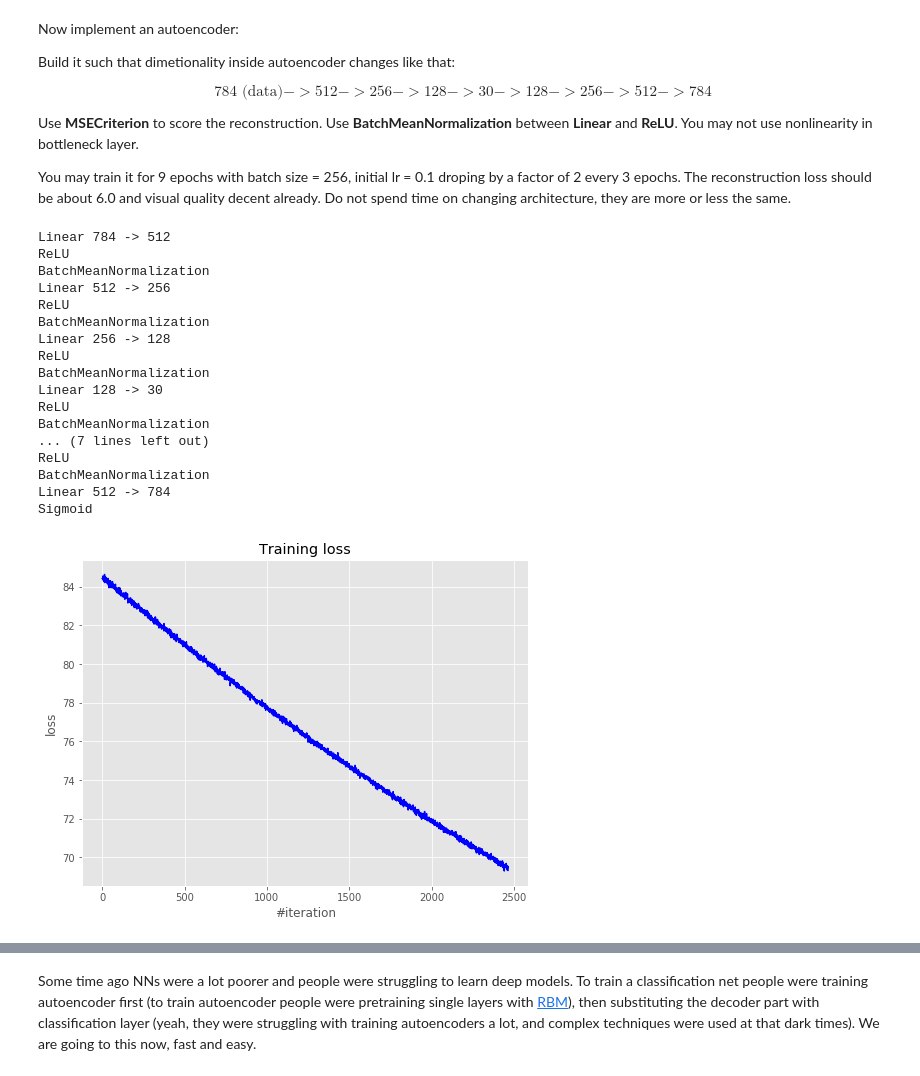
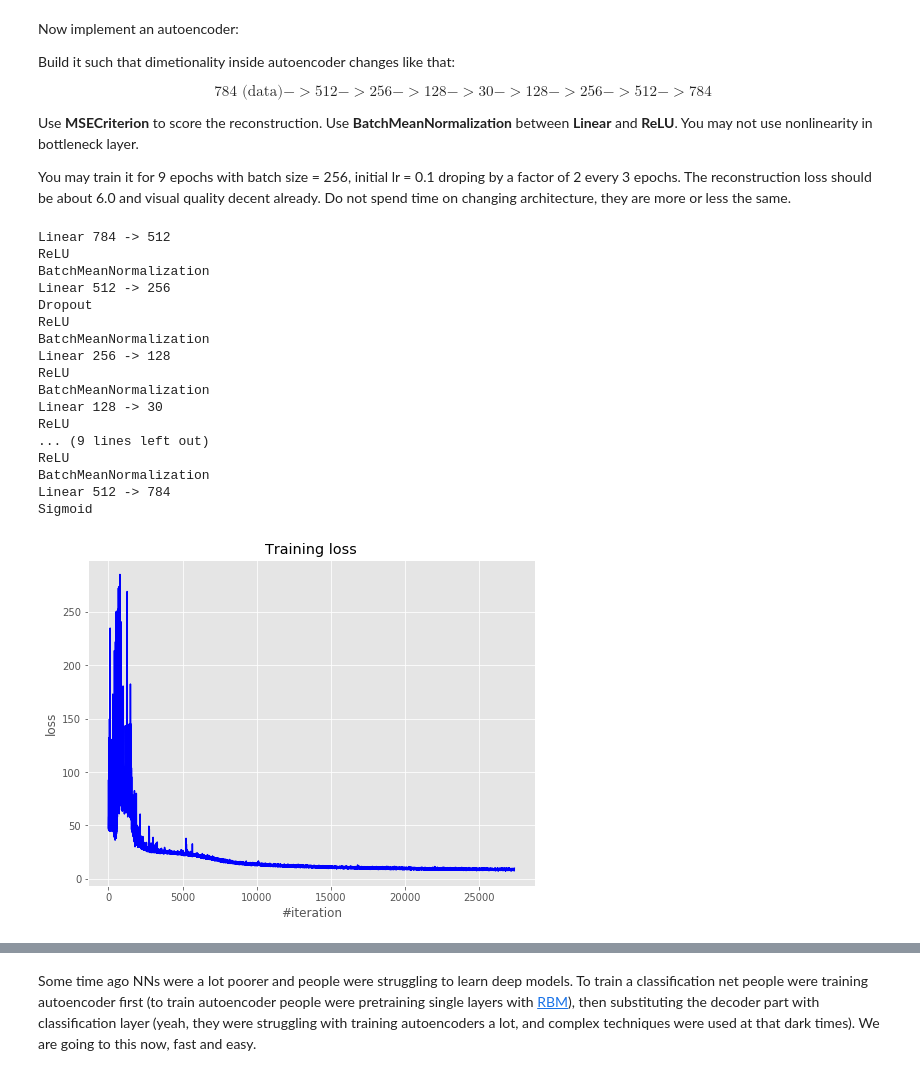
Before and after one commit to hov1417/NNHomework, a Jupyter notebook: session1/assignment2_main.ipynb, the cells around one changed output, grey strips where cells are left out. Drawn from its saved outputs; the diff is of its cells as text; code cells hidden in the pictures.

```diff
--- a/session1/assignment2_main.ipynb
+++ b/session1/assignment2_main.ipynb
@@ -594,7 +586,7 @@ net.add(ReLU())
 
 net.add(BatchMeanSubtraction())
 net.add(Linear(512, 256))
-# net.add(Dropout())
+net.add(Dropout())
 net.add(ReLU())
 
 net.add(BatchMeanSubtraction())
@@ -614,7 +606,7 @@ net.add(ReLU())
 
 net.add(BatchMeanSubtraction())
 net.add(Linear(128, 256))
-# net.add(Dropout())
+net.add(Dropout())
 net.add(ReLU())
 
 net.add(BatchMeanSubtraction())
@@ -633,6 +625,7 @@ Linear 784 -> 512
 ReLU
 BatchMeanNormalization
 Linear 512 -> 256
+Dropout
 ReLU
 BatchMeanNormalization
 Linear 256 -> 128
@@ -640,51 +633,47 @@ ReLU
 BatchMeanNormalization
 Linear 128 -> 30
 ReLU
-BatchMeanNormalization
-... (7 lines left out)
+... (9 lines left out)
 ReLU
 BatchMeanNormalization
 Linear 512 -> 784
 Sigmoid
 # %%
-optimizer_config = {'learning_rate' : 0.001, 'momentum': 0.9}
+optimizer_config = { 'alpha': 0.0001, 'b1': 0.9, 'b2': 0.999, 'eps': 1e-8 }
 optimizer_state = {}
 # %%
-n_epoch = 9
+net.training()
+n_epoch = 100
 batch_size = 256
 
 loss_history = []
 
 for i in range(n_epoch):
     for x_batch, y_batch in get_batches(X, X, batch_size):
         net.zeroGradParameters()
 
-        # Forward
         predictions = net.forward(x_batch)
         loss = criterion.forward(predictions, y_batch)
 
-        # Backward
         dp = criterion.backward(predictions, y_batch)
         net.backward(x_batch, dp)
 
-        # Update weights
-        sgd_momentum(net.getParameters(),
+        adam_optimizer(net.getParameters(),
                      net.getGradParameters(),
                      optimizer_config,
                      optimizer_state)
 
         loss_history.append(loss)
 
-    # Visualize
     display.clear_output(wait=True)
     plt.figure(figsize=(8, 6))
 
     plt.title("Training loss")
     plt.xlabel("#iteration")
     plt.ylabel("loss")
     plt.plot(loss_history, 'b')
     plt.show()
 
     print('Current loss: %f' % loss)
 # %% [output]
-[figure, old version]
+[figure, new version]
```
Also changed, not shown: parts of 17 cells of this notebook, 2 other files.
